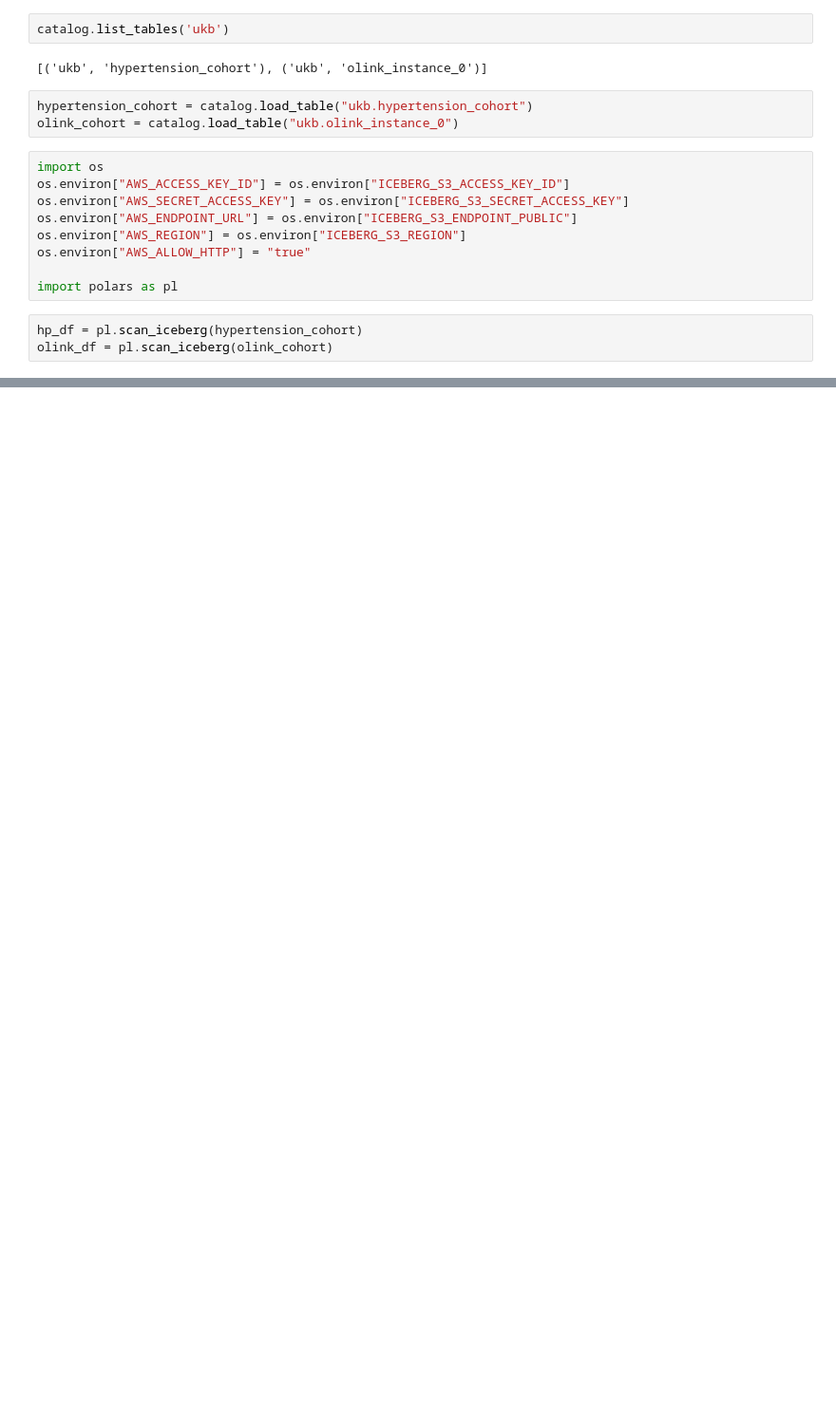
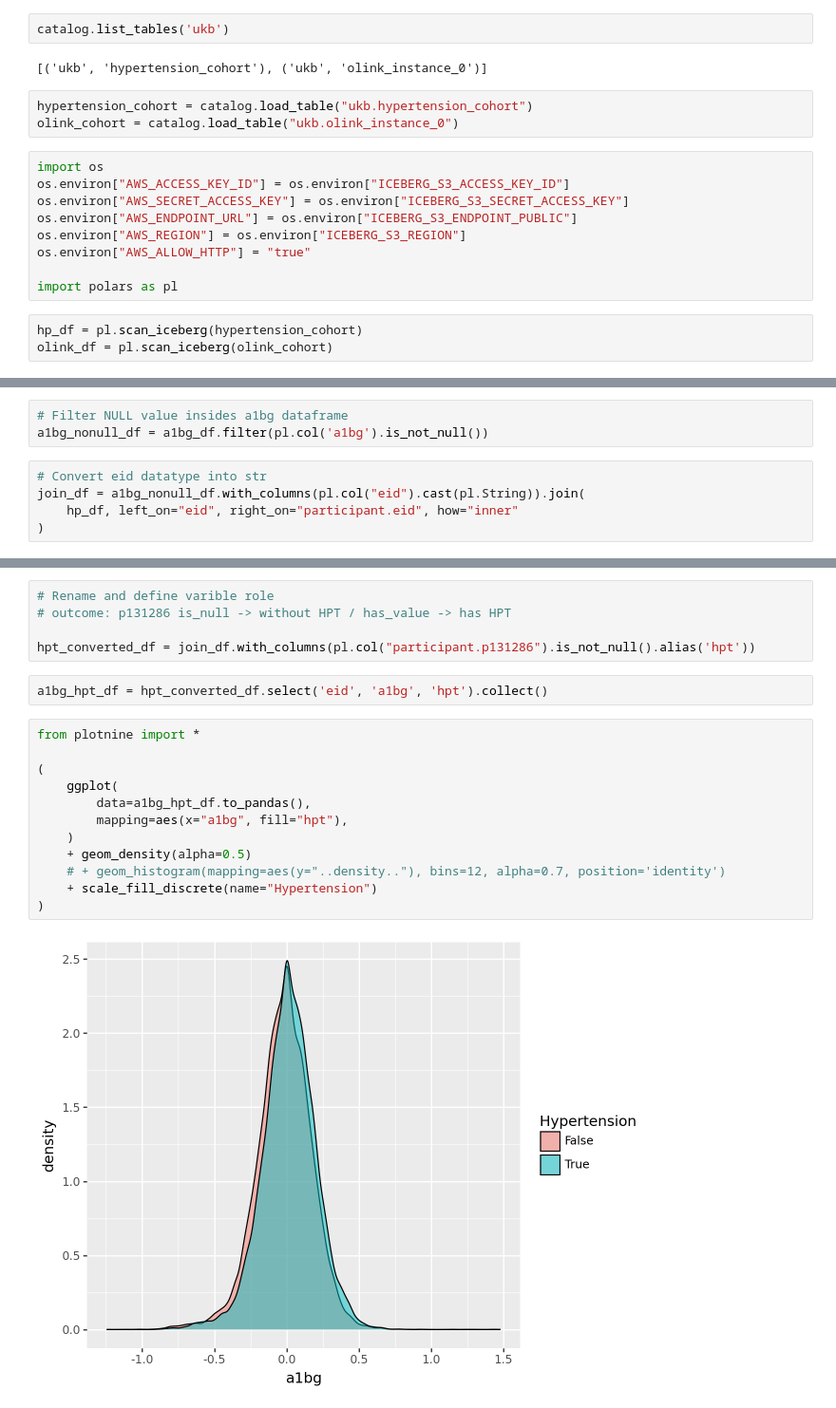
Before and after one commit to wjixiang/aikb, a Jupyter notebook: bio_info/replication/protein-phenotype/pwas.ipynb, the cells around one changed output, grey strips where cells are left out. Shown at 95% size. Saved outputs shown, nothing was run; the diff lists cells and outputs as text; blank space fills up the shorter version.

```diff
--- a/bio_info/replication/protein-phenotype/pwas.ipynb
+++ b/bio_info/replication/protein-phenotype/pwas.ipynb
@@ -50,0 +69,8 @@ shape: (1, 2_924)
+# %%
+# Filter NULL value insides a1bg dataframe
+a1bg_nonull_df = a1bg_df.filter(pl.col('a1bg').is_not_null())
+# %%
+# Convert eid datatype into str
+join_df = a1bg_nonull_df.with_columns(pl.col("eid").cast(pl.String)).join(
+    hp_df, left_on="eid", right_on="participant.eid", how="inner"
+)
@@ -50,0 +84,21 @@ shape: (1, 2_924)
+# %%
+# Rename and define varible role
+# outcome: p131286 is_null -> without HPT / has_value -> has HPT
+
+hpt_converted_df = join_df.with_columns(pl.col("participant.p131286").is_not_null().alias('hpt'))
+# %%
+a1bg_hpt_df = hpt_converted_df.select('eid', 'a1bg', 'hpt').collect()
+# %%
+from plotnine import *
+
+(
+    ggplot(
+        data=a1bg_hpt_df.to_pandas(),
+        mapping=aes(x="a1bg", fill="hpt"),
+    )
+    + geom_density(alpha=0.5)
+    # + geom_histogram(mapping=aes(y="..density.."), bins=12, alpha=0.7, position='identity')
+    + scale_fill_discrete(name="Hypertension")
+)
+# %% [output]
+[figure, added]
```
Also changed, not shown: parts of 17 cells of this notebook, 9 other files.
